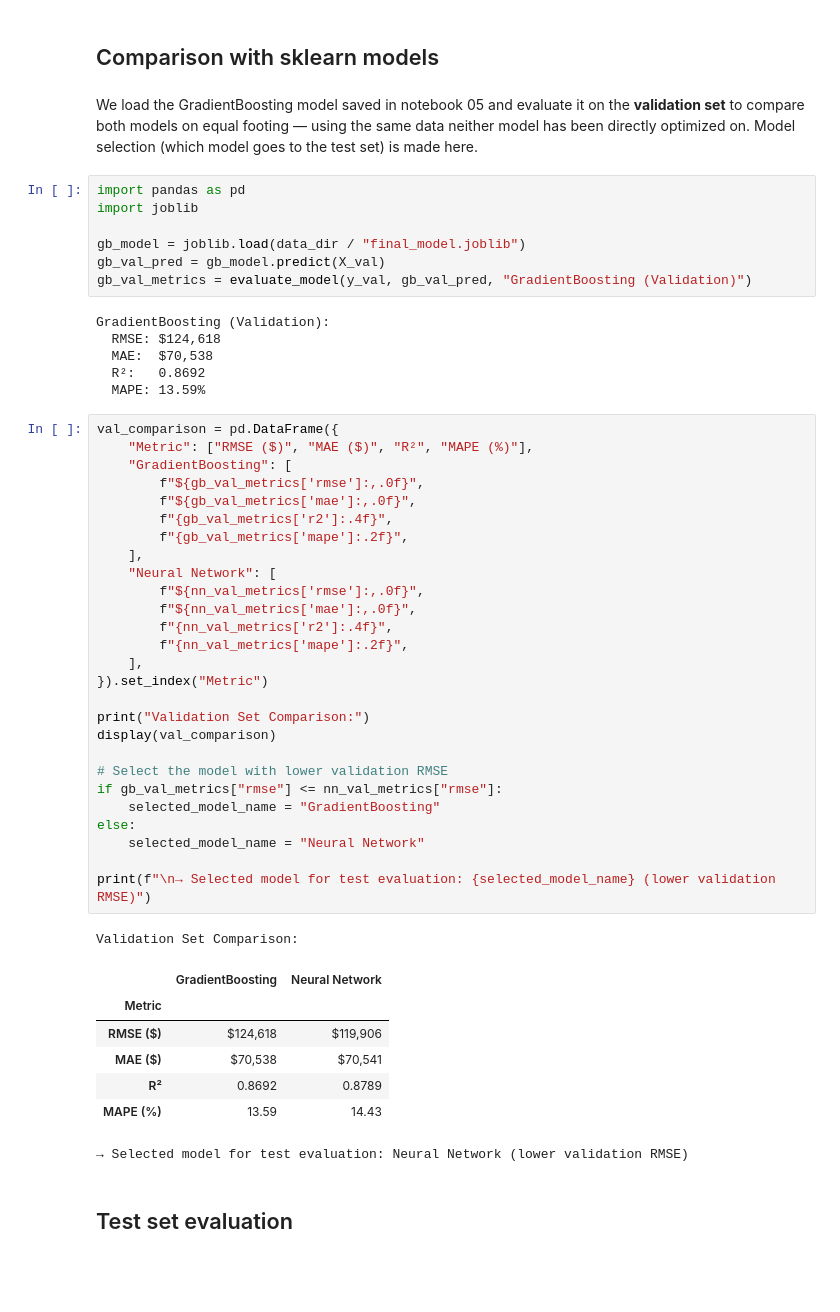
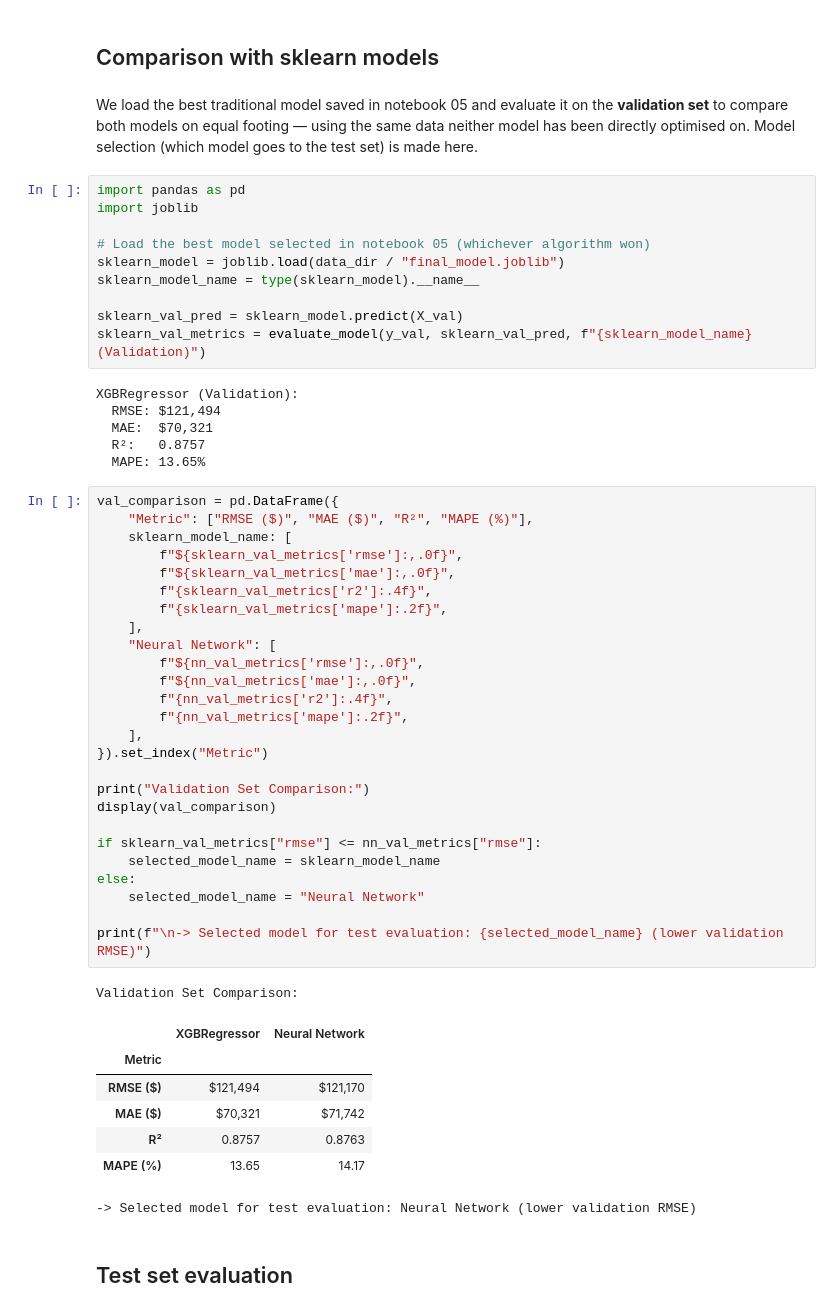
Before and after one commit to avidaldo/king-county, a Jupyter notebook: 06-deep-learning.ipynb, the cells around one changed output. Cells and saved outputs as stored; diff of their text form; blank space fills up the shorter version.

```diff
--- a/06-deep-learning.ipynb
+++ b/06-deep-learning.ipynb
@@ -418,56 +418,58 @@ Validation:
 # %% [markdown]
 ## Comparison with sklearn models
 # %% [markdown]
-We load the GradientBoosting model saved in notebook 05 and evaluate it on the **validation set** to compare both models on equal footing — using the same data neither model has been directly optimized on. Model selection (which model goes to the test set) is made here.
+We load the best traditional model saved in notebook 05 and evaluate it on the **validation set** to compare both models on equal footing — using the same data neither model has been directly optimised on. Model selection (which model goes to the test set) is made here.
 # %%
 import pandas as pd
 import joblib
 
-gb_model = joblib.load(data_dir / "final_model.joblib")
-gb_val_pred = gb_model.predict(X_val)
-gb_val_metrics = evaluate_model(y_val, gb_val_pred, "GradientBoosting (Validation)")
+# Load the best model selected in notebook 05 (whichever algorithm won)
+sklearn_model = joblib.load(data_dir / "final_model.joblib")
+sklearn_model_name = type(sklearn_model).__name__
+
+sklearn_val_pred = sklearn_model.predict(X_val)
+sklearn_val_metrics = evaluate_model(y_val, sklearn_val_pred, f"{sklearn_model_name} (Validation)")
 # %% [output]
-GradientBoosting (Validation):
-  RMSE: $124,618
-  MAE:  $70,538
-  R²:   0.8692
-  MAPE: 13.59%
+XGBRegressor (Validation):
+  RMSE: $121,494
+  MAE:  $70,321
+  R²:   0.8757
+  MAPE: 13.65%
 # %%
 val_comparison = pd.DataFrame({
     "Metric": ["RMSE ($)", "MAE ($)", "R²", "MAPE (%)"],
-    "GradientBoosting": [
-        f"${gb_val_metrics['rmse']:,.0f}",
-        f"${gb_val_metrics['mae']:,.0f}",
-        f"{gb_val_metrics['r2']:.4f}",
-        f"{gb_val_metrics['mape']:.2f}",
+    sklearn_model_name: [
+        f"${sklearn_val_metrics['rmse']:,.0f}",
+        f"${sklearn_val_metrics['mae']:,.0f}",
+        f"{sklearn_val_metrics['r2']:.4f}",
+        f"{sklearn_val_metrics['mape']:.2f}",
     ],
     "Neural Network": [
         f"${nn_val_metrics['rmse']:,.0f}",
         f"${nn_val_metrics['mae']:,.0f}",
         f"{nn_val_metrics['r2']:.4f}",
         f"{nn_val_metrics['mape']:.2f}",
     ],
 }).set_index("Metric")
 
 print("Validation Set Comparison:")
 display(val_comparison)
 
-# Select the model with lower validation RMSE
-if gb_val_metrics["rmse"] <= nn_val_metrics["rmse"]:
-    selected_model_name = "GradientBoosting"
+if sklearn_val_metrics["rmse"] <= nn_val_metrics["rmse"]:
+    selected_model_name = sklearn_model_name
 else:
     selected_model_name = "Neural Network"
 
-print(f"\n→ Selected model for test evaluation: {selected_model_name} (lower validation RMSE)")
+print(f"\n-> Selected model for test evaluation: {selected_model_name} (lower validation RMSE)")
 # %% [output]
 Validation Set Comparison:
-|  | GradientBoosting | Neural Network |
+|  | XGBRegressor | Neural Network |
 | Metric |  |  |
-| RMSE ($) | $124,618 | $119,906 |
-| MAE ($) | $70,538 | $70,541 |
-| R² | 0.8692 | 0.8789 |
-| MAPE (%) | 13.59 | 14.43 |
+| RMSE ($) | $121,494 | $121,170 |
+| MAE ($) | $70,321 | $71,742 |
+| R² | 0.8757 | 0.8763 |
+| MAPE (%) | 13.65 | 14.17 |
-→ Selected model for test evaluation: Neural Network (lower validation RMSE)
+-> Selected model for test evaluation: Neural Network (lower validation RMSE)
 # %% [markdown]
 ## Test set evaluation
 # %% [markdown]
```
Also changed, not shown: parts of 10 cells of this notebook, 2 other files.
